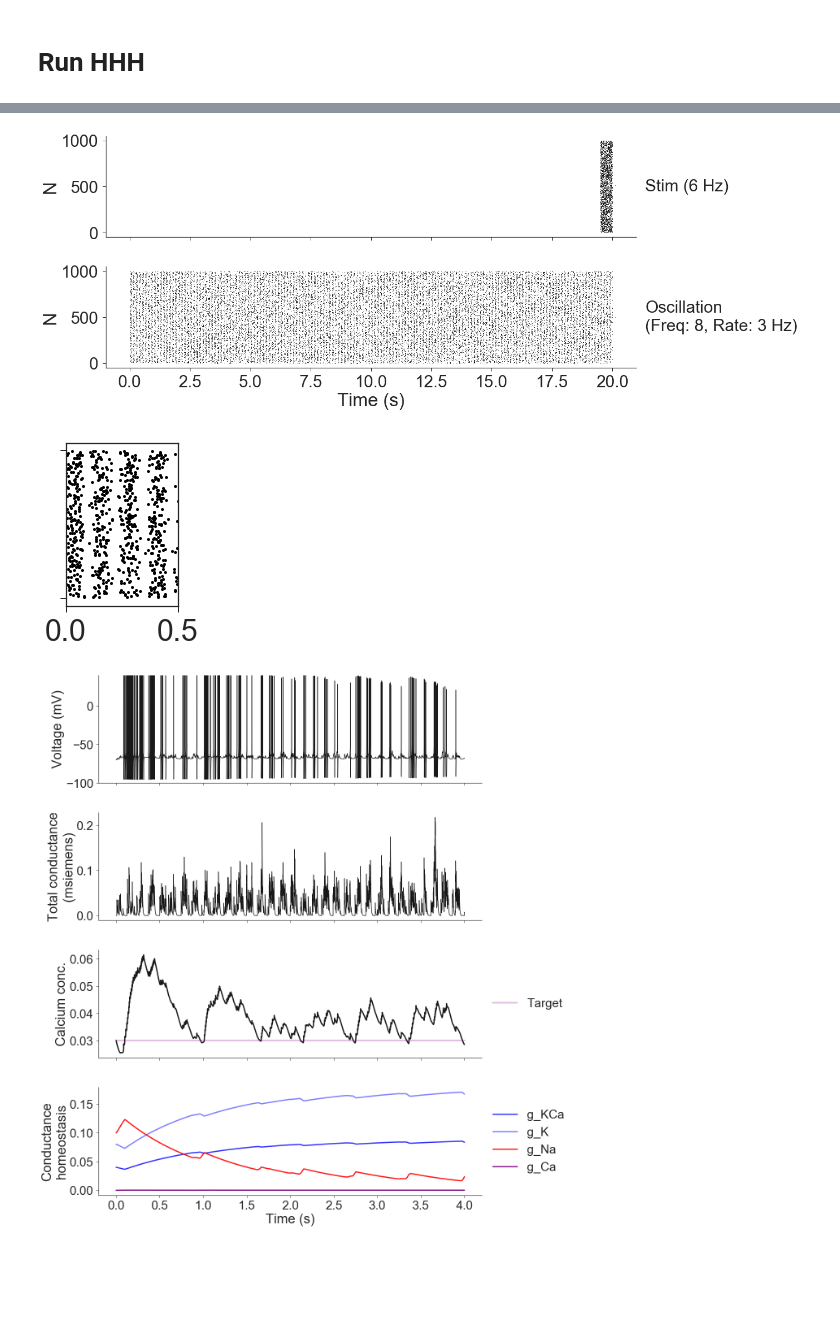
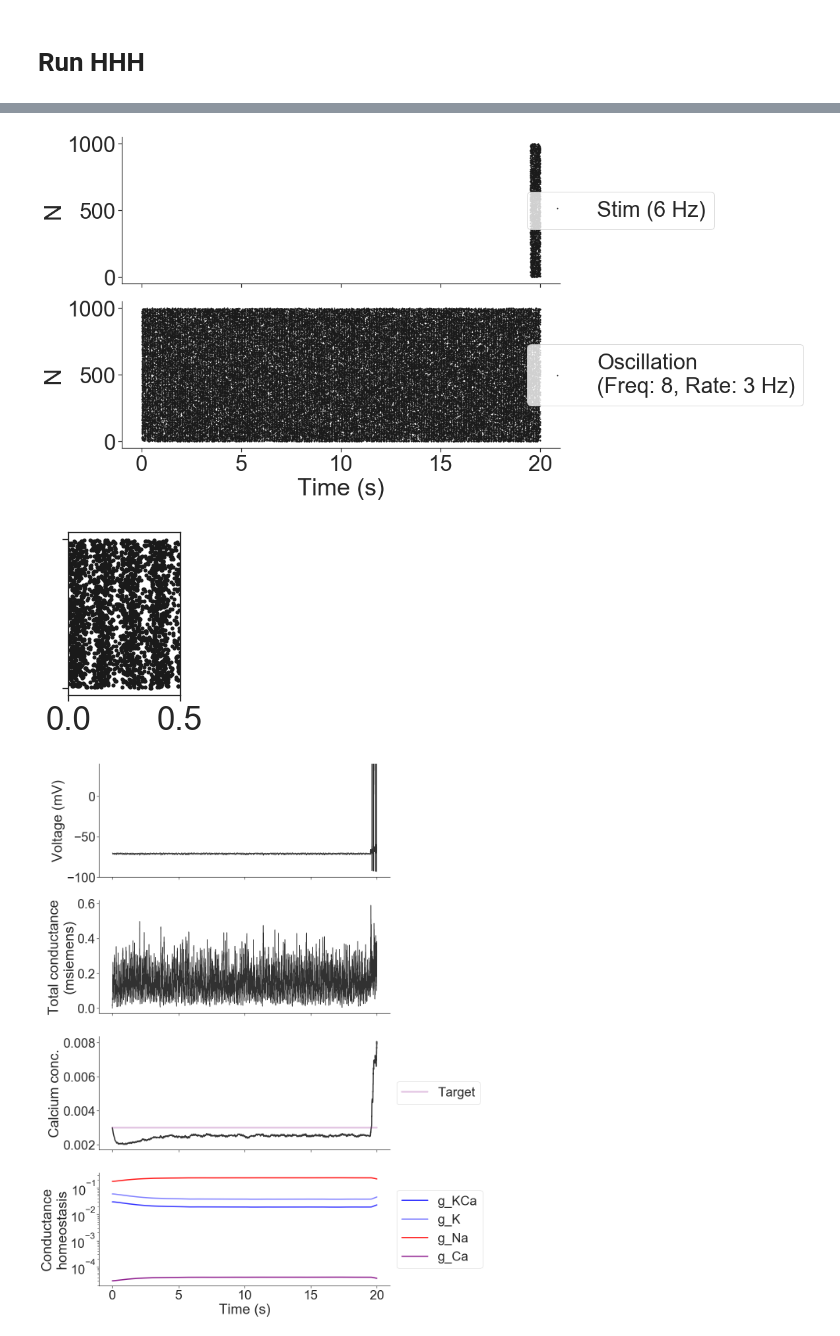
Before and after one commit to voytekresearch/resistingrhythm, a Jupyter notebook: resistingrhythm/ipynb/paper_figures_HHH.ipynb, the cells around one changed output, grey strips where cells are left out. Cells and saved outputs as stored; diff of their text form; code cells hidden in the pictures; blank space fills up the shorter version.

```diff
--- a/resistingrhythm/ipynb/paper_figures_HHH.ipynb
+++ b/resistingrhythm/ipynb/paper_figures_HHH.ipynb
@@ -27,7 +27,7 @@ from resistingrhythm.neurons import HHH
 # %% [markdown]
 # Shared params
 # %%
-time = 4
+time = 20
 N = 1
 
 V_e = 0
@@ -36,15 +36,15 @@ V_i = -80e-3
 tau_e = 5e-3
 tau_i = 10e-3
 
-tau_h = 1
+tau_h = 4
 
 w = (5e-6, 50e-6)
 # %% [markdown]
 # Generate some spiking input....
 # %%
 # Or load some input
-osc_name = "/Users/type/Code/resistingrhythm/data/osc130.csv"
-stim_name = "/Users/type/Code/resistingrhythm/data/stim3.csv"
+osc_name = "/Users/qualia/Code/resistingrhythm/data/osc160.csv"
+stim_name = "/Users/qualia/Code/resistingrhythm/data/stim3.csv"
 
 # ns_osc, ts_osc = np.asarray([]), np.asarray([])
 ns_osc, ts_osc = load_spikes(osc_name)
@@ -64,15 +64,15 @@ results = HHH(
     ts_osc,
     external_current=None,
     N=N,
-    Ca_target=0.03,
+    Ca_target=0.003,
     tau_h=tau_h,
     w_in=w,
-    tau_in=tau_i,
-    V_in=V_i,
+    tau_in=tau_e,
+    V_in=V_e,
     bias_in=0.0e-9,
     w_osc=w,
-    tau_osc=tau_e,
-    V_osc=V_e,
+    tau_osc=tau_i,
+    V_osc=V_i,
     sigma=0,
     homeostasis=True,
     time_step=1e-5,
@@ -103,7 +103,7 @@ _ = ax[1].legend(loc='center left', bbox_to_anchor=(.9, 0.5))
 plt.tight_layout()
 sns.despine()
 # %% [output]
-[figure, old version]
+[figure, new version]
 # %%
 # plt.figure()
 fig, ax = plt.subplots(1, sharex=True, figsize=(2, 3))
@@ -114,7 +114,7 @@ _ = ax.set_yticklabels([])
 _ = ax.set_xlim(0, 0.5)
 # sns.despine()
 # %% [output]
-[figure, old version]
+[figure, new version]
 # %%
 # plt.figure()
 fig, ax = plt.subplots(4, sharex=True, figsize=(16, 20))
@@ -129,37 +129,37 @@ _ = ax[0].set_ylim(-100, 40)
 # Gtotal
 t = results['times']
 v = results['g_total'][n, :]*1e3
 _ = ax[1].plot(t, v, linestyle='-', linewidth=1.5, color='k', alpha=0.9)
 _ = ax[1].set_ylabel("Total conductance\n(msiemens)")
 # _ = ax[1].set_ylim(-100, 40)
 
 # Ca
-ca_target = 0.03
+ca_target = 0.003
 t = results['times']
 v = results['calcium'][n, :]
 _ = ax[2].plot(t, v, linestyle='-', linewidth=3, color='k', alpha=0.9)
 _ = ax[2].plot(t, np.repeat(ca_target, v.size),
                linestyle='-', linewidth=4, color='purple', alpha=0.25, label="Target")
 _ = ax[2].set_ylabel("Calcium conc.")
 _ = ax[2].legend(loc='center left', bbox_to_anchor=(1, 0.5))
 # _ = ax[1].set_ylim(-100, 40)
 
 # Homeostatsis
 t = results['times']
 v1 = results['g_KCa'][n, :]
 v2 = results['g_K'][n, :]
 v3 = results['g_Na'][n, :]
 v4 = results['g_Ca'][n, :]
-_ = ax[3].plot(t, v1, linestyle='-', linewidth=3, color='blue', alpha=0.8, label="g_KCa")
-_ = ax[3].plot(t, v2, linestyle='-', linewidth=3, color='blue', alpha=0.5, label="g_K")
-_ = ax[3].plot(t, v3, linestyle='-', linewidth=3, color='red', alpha=0.9, label="g_Na")
-_ = ax[3].plot(t, v4, linestyle='-', linewidth=3, color='purple', alpha=0.9, label="g_Ca")
+_ = ax[3].semilogy(t, v1, linestyle='-', linewidth=3, color='blue', alpha=0.8, label="g_KCa")
+_ = ax[3].semilogy(t, v2, linestyle='-', linewidth=3, color='blue', alpha=0.5, label="g_K")
+_ = ax[3].semilogy(t, v3, linestyle='-', linewidth=3, color='red', alpha=0.9, label="g_Na")
+_ = ax[3].semilogy(t, v4, linestyle='-', linewidth=3, color='purple', alpha=0.9, label="g_Ca")
 _ = ax[3].set_xlabel("Time (s)")
 _ = ax[3].set_ylabel("Conductance\nhomeostasis")
 _ = ax[3].legend(loc='center left', bbox_to_anchor=(1, 0.5))
 
-#
+# -
 plt.tight_layout()
 sns.despine()
 # %% [output]
-[figure, old version]
+[figure, new version]
```
Also changed, not shown: parts of 1 cell of this notebook, 1 other file.
